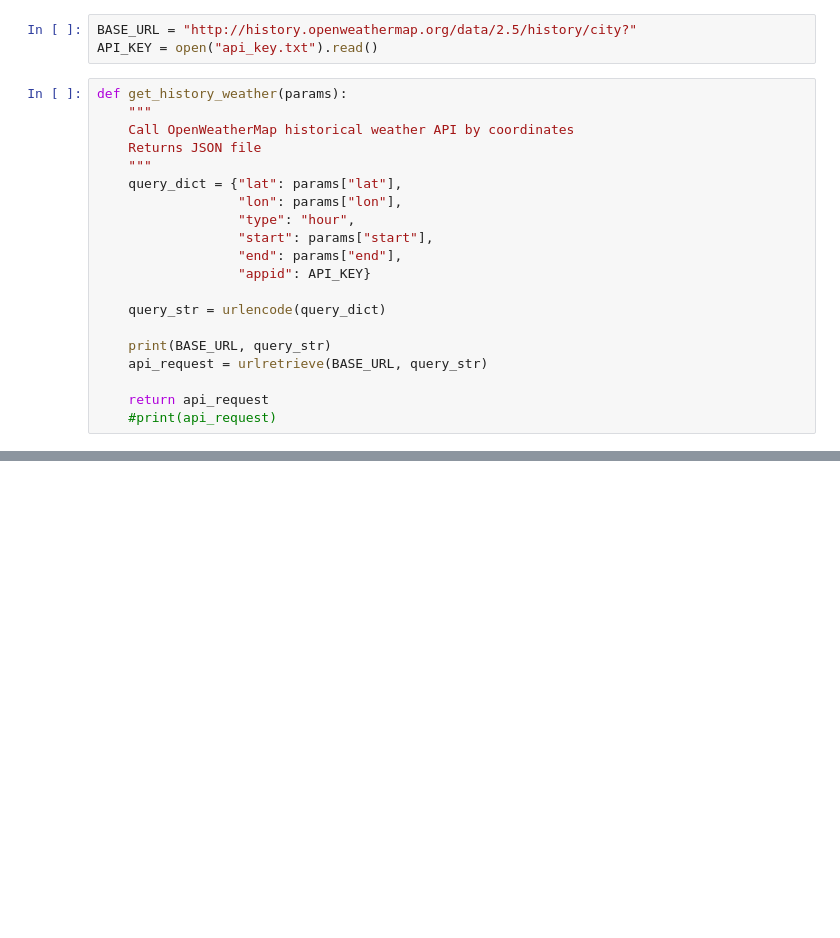
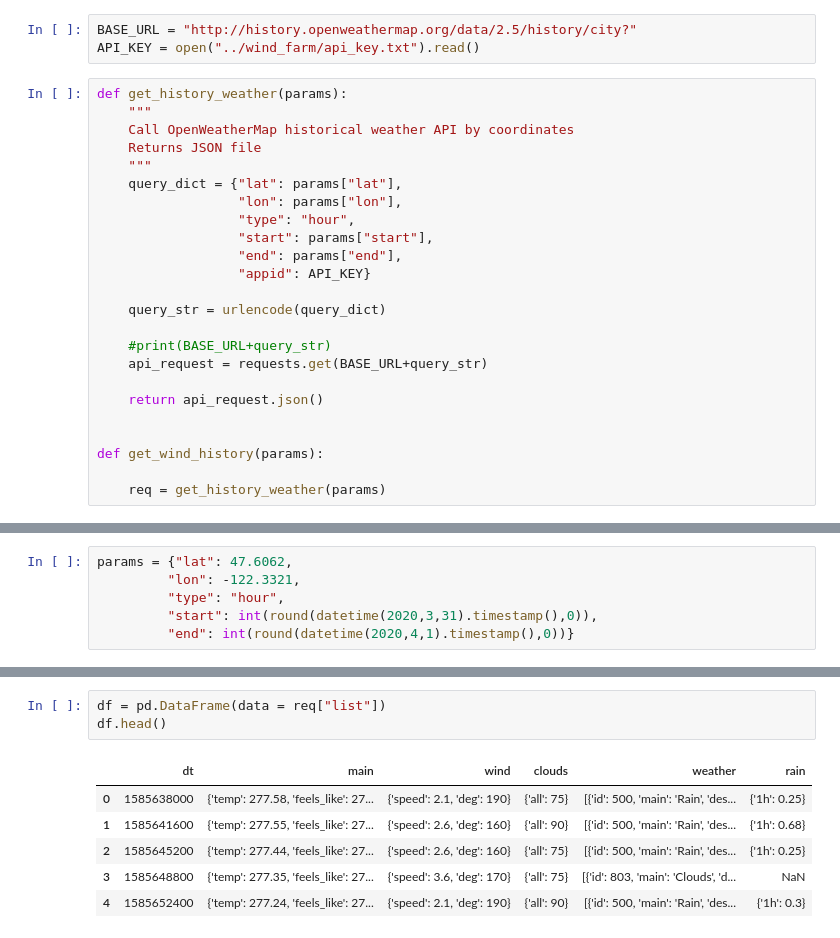
Before and after one commit to emi90/wind-farms, a Jupyter notebook: examples/Wind-Farm-Example.ipynb, the cells around one changed output, grey strips where cells are left out. Saved outputs shown, nothing was run; the diff lists cells and outputs as text; blank space fills up the shorter version.

```diff
--- a/examples/Wind-Farm-Example.ipynb
+++ b/examples/Wind-Farm-Example.ipynb
@@ -4,6 +8,6 @@ from urllib.request import urlretrieve
 # %%
 BASE_URL = "http://history.openweathermap.org/data/2.5/history/city?"
-API_KEY = open("api_key.txt").read()
+API_KEY = open("../wind_farm/api_key.txt").read()
 # %%
 def get_history_weather(params):
     """
@@ -19,8 +23,12 @@ def get_history_weather(params):
 
     query_str = urlencode(query_dict)
 
-    print(BASE_URL, query_str)
-    api_request = urlretrieve(BASE_URL, query_str)
+    #print(BASE_URL+query_str)
+    api_request = requests.get(BASE_URL+query_str)
 
-    return api_request
-    #print(api_request)
+    return api_request.json()
+
+
+def get_wind_history(params):
+
+    req = get_history_weather(params)
@@ -32,0 +35,6 @@ params = {"lat": -122,
+# %%
+params = {"lat": 47.6062,
+         "lon": -122.3321,
+         "type": "hour",
+         "start": int(round(datetime(2020,3,31).timestamp(),0)),
+         "end": int(round(datetime(2020,4,1).timestamp(),0))}
@@ -32,0 +65,10 @@ params = {"lat": -122,
+# %%
+df = pd.DataFrame(data = req["list"])
+df.head()
+# %% [output]
+|  | dt | main | wind | clouds | weather | rain |
+| 0 | 1585638000 | {'temp': 277.58, 'feels_like': 27... | {'speed': 2.1, 'deg': 190} | {'all': 75} | [{'id': 500, 'main': 'Rain', 'des... | {'1h': 0.25} |
+| 1 | 1585641600 | {'temp': 277.55, 'feels_like': 27... | {'speed': 2.6, 'deg': 160} | {'all': 90} | [{'id': 500, 'main': 'Rain', 'des... | {'1h': 0.68} |
+| 2 | 1585645200 | {'temp': 277.44, 'feels_like': 27... | {'speed': 2.6, 'deg': 160} | {'all': 75} | [{'id': 500, 'main': 'Rain', 'des... | {'1h': 0.25} |
+| 3 | 1585648800 | {'temp': 277.35, 'feels_like': 27... | {'speed': 3.6, 'deg': 170} | {'all': 75} | [{'id': 803, 'main': 'Clouds', 'd... | NaN |
+| 4 | 1585652400 | {'temp': 277.24, 'feels_like': 27... | {'speed': 2.1, 'deg': 190} | {'all': 90} | [{'id': 500, 'main': 'Rain', 'des... | {'1h': 0.3} |
```
Also changed, not shown: parts of 8 cells of this notebook, 1 other file.
